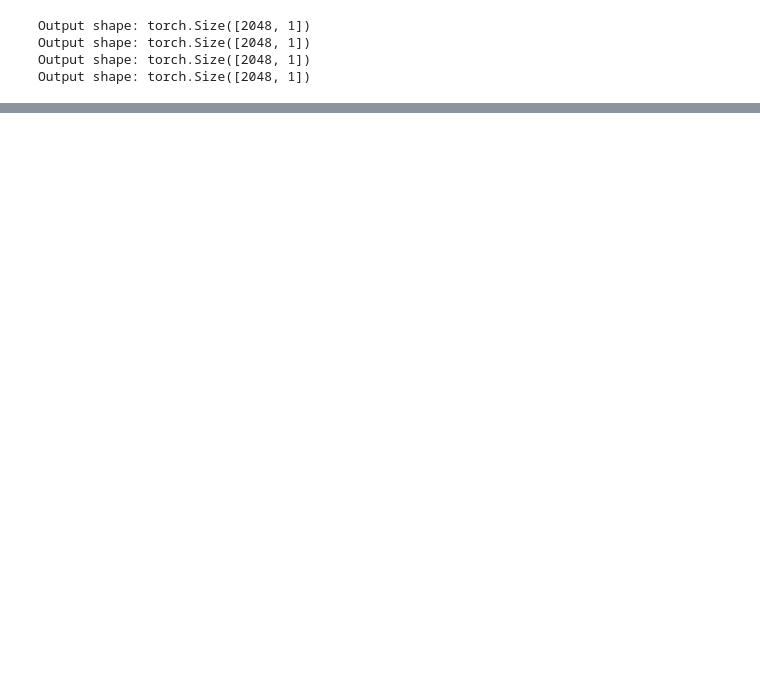
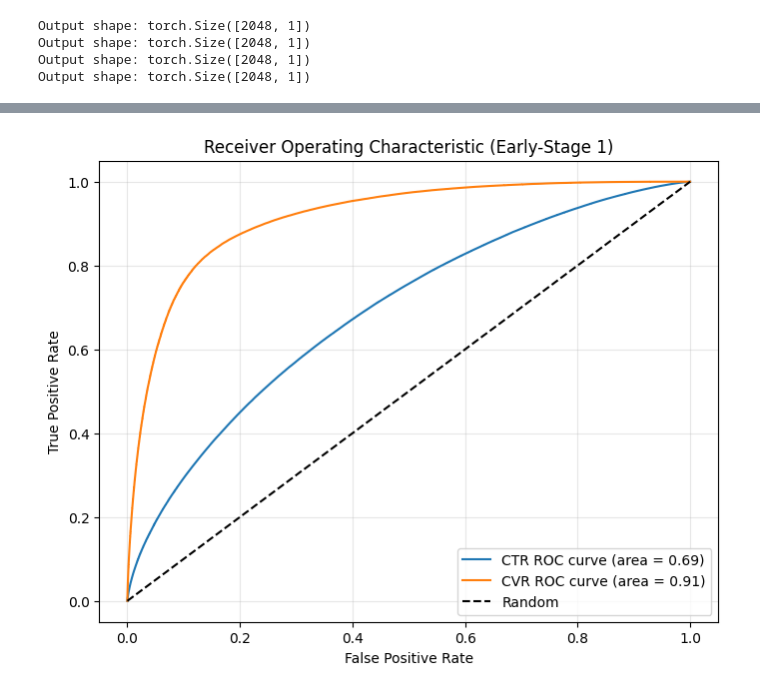
Before and after one commit to paataugrekhelidze/Recsys, a Jupyter notebook: ranking/ads_Moe/demo.ipynb, the cells around one changed output, grey strips where cells are left out. Saved outputs shown, nothing was run; the diff lists cells and outputs as text; code cells hidden in the pictures; blank space fills up the shorter version.

```diff
--- a/ranking/ads_Moe/demo.ipynb
+++ b/ranking/ads_Moe/demo.ipynb
@@ -235,0 +822,27 @@ Output shape: torch.Size([2048, 1])
+# %%
+# Calculate ROC-AUC and NE
+from sklearn.metrics import roc_curve, auc
+import matplotlib.pyplot as plt
+
+plt.figure(figsize=(8, 6))
+tasks = ["CTR", "CVR"]
+for t in range(len(task_dims)):
+    probs = torch.cat(predictions[t], dim=0).cpu().numpy()
+    target = torch.cat(targets[t], dim=0).cpu().numpy()
+
+    # Compute ROC curve and AUC
+    fpr, tpr, thresholds = roc_curve(target, probs)
+    roc_auc = auc(fpr, tpr)
+
+    # Plot both curves on same figure
+    plt.plot(fpr, tpr, label=f'{tasks[t]} ROC curve (area = {roc_auc:.2f})')
+
+plt.plot([0, 1], [0, 1], 'k--', label='Random')
+plt.xlabel('False Positive Rate')
+plt.ylabel('True Positive Rate')
+plt.title('Receiver Operating Characteristic (Early-Stage 1)')
+plt.legend(loc="lower right")
+plt.grid(alpha=0.3)
+plt.show()
+# %% [output]
+[figure, added]
```
Also changed, not shown: parts of 31 cells of this notebook, 4 other files.
